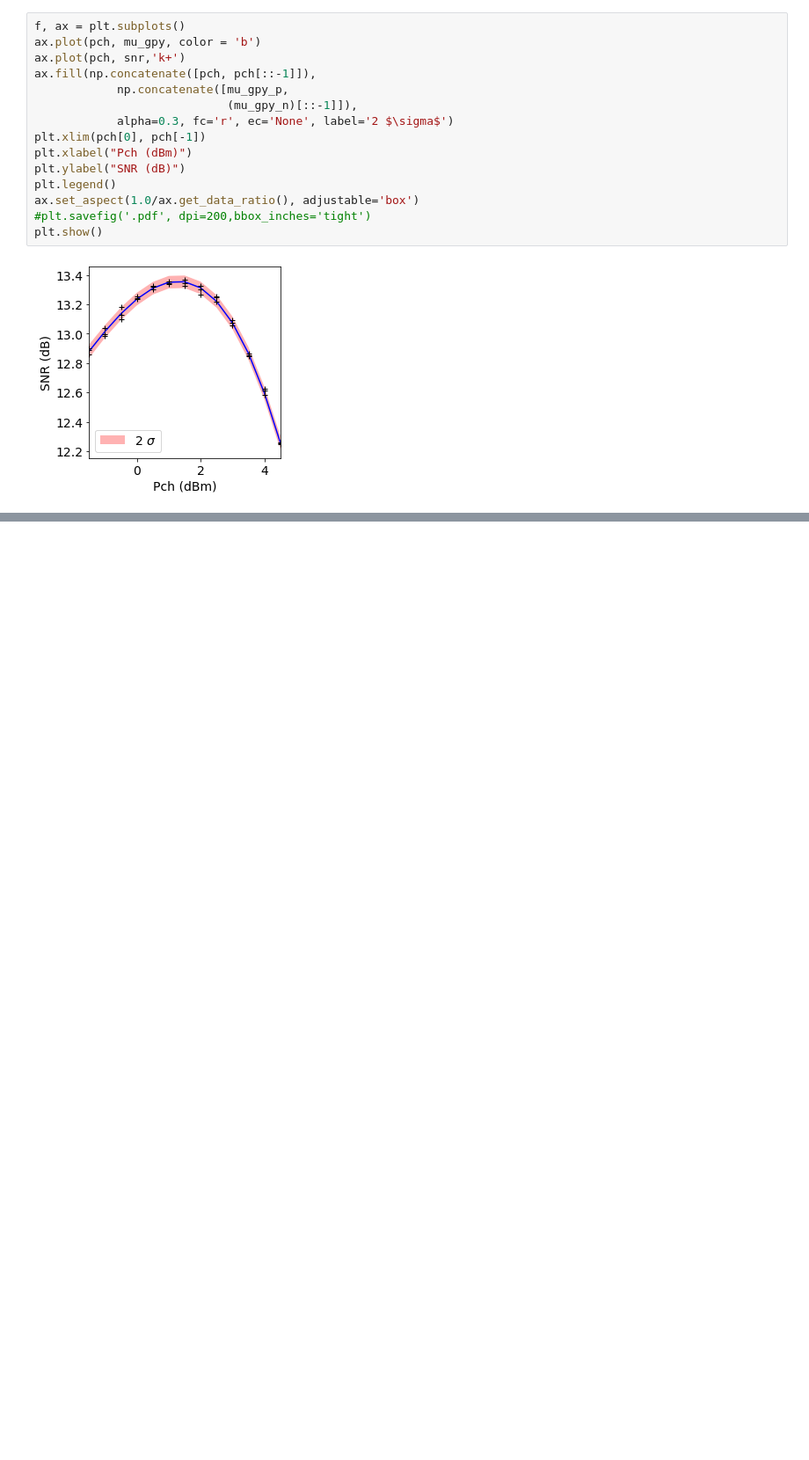
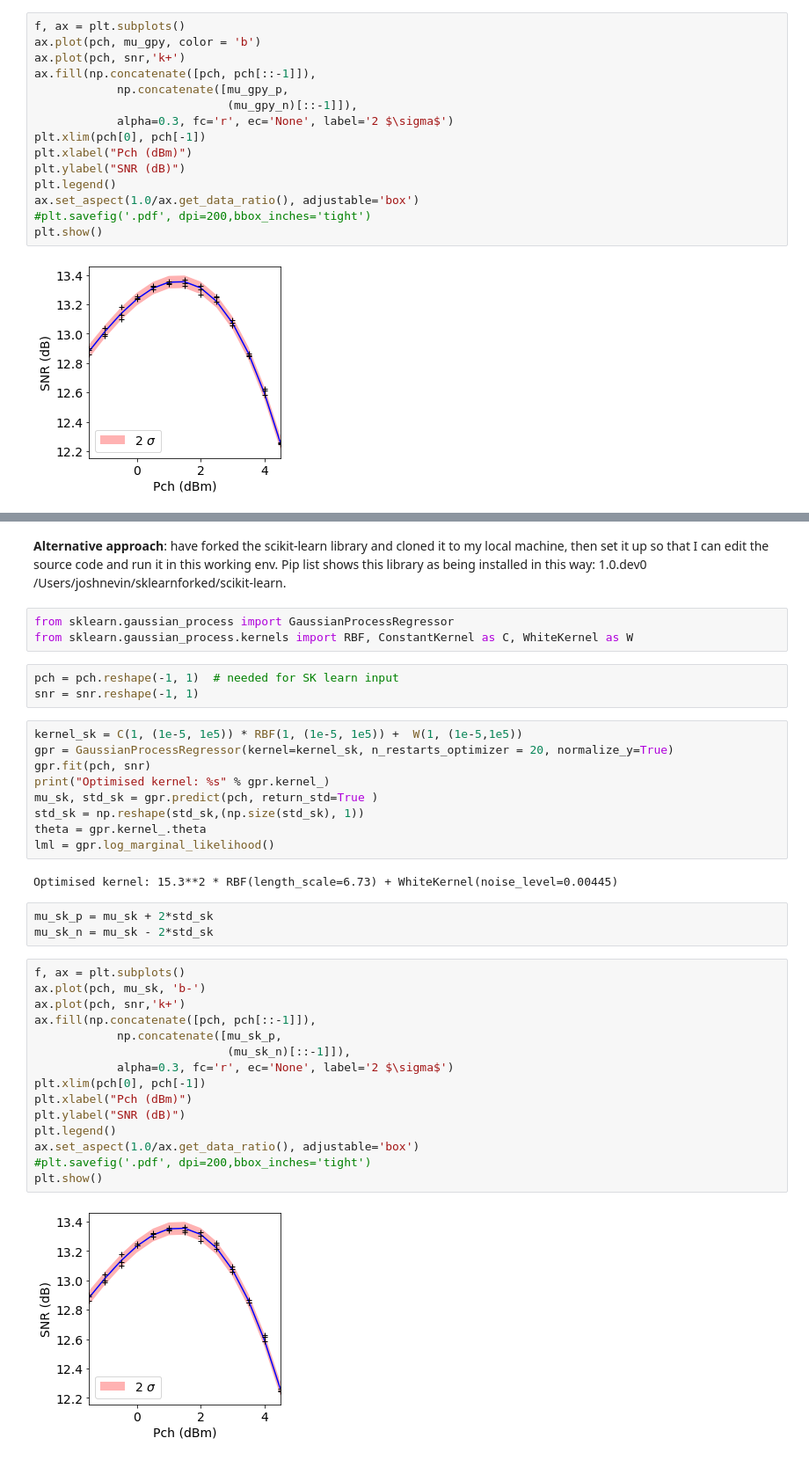
Before and after one commit to joshnevin/physics_enhanced_GPs, a Jupyter notebook: power_sweep_example.ipynb, the cells around one changed output, grey strips where cells are left out. Shown: that part at 88% size. Drawn from its saved outputs; the diff is of its cells as text; blank space fills up the shorter version.

```diff
--- a/power_sweep_example.ipynb
+++ b/power_sweep_example.ipynb
@@ -86,0 +92,39 @@ SyntaxError: invalid syntax (<ipython-input-71-cb82f3e8c67e>, line 2)
+# %% [markdown]
+**Alternative approach**: have forked the scikit-learn library and cloned it to my local machine, then set it up so that I can edit the source code and run it in this working env. Pip list shows this library as being installed in this way: 1.0.dev0 /Users/joshnevin/sklearnforked/scikit-learn.
+# %%
+from sklearn.gaussian_process import GaussianProcessRegressor
+from sklearn.gaussian_process.kernels import RBF, ConstantKernel as C, WhiteKernel as W
+# %%
+pch = pch.reshape(-1, 1)  # needed for SK learn input
+snr = snr.reshape(-1, 1)
+# %%
+kernel_sk = C(1, (1e-5, 1e5)) * RBF(1, (1e-5, 1e5)) +  W(1, (1e-5,1e5))
+gpr = GaussianProcessRegressor(kernel=kernel_sk, n_restarts_optimizer = 20, normalize_y=True)
+gpr.fit(pch, snr)
+print("Optimised kernel: %s" % gpr.kernel_)
+mu_sk, std_sk = gpr.predict(pch, return_std=True )
+std_sk = np.reshape(std_sk,(np.size(std_sk), 1))
+theta = gpr.kernel_.theta
+lml = gpr.log_marginal_likelihood()
+# %% [output]
+Optimised kernel: 15.3**2 * RBF(length_scale=6.73) + WhiteKernel(noise_level=0.00445)
+# %%
+mu_sk_p = mu_sk + 2*std_sk
+mu_sk_n = mu_sk - 2*std_sk
+# %%
+f, ax = plt.subplots()
+ax.plot(pch, mu_sk, 'b-')
+ax.plot(pch, snr,'k+')
+ax.fill(np.concatenate([pch, pch[::-1]]),
+            np.concatenate([mu_sk_p,
+                            (mu_sk_n)[::-1]]),
+            alpha=0.3, fc='r', ec='None', label='2 $\sigma$')
+plt.xlim(pch[0], pch[-1])
+plt.xlabel("Pch (dBm)")
+plt.ylabel("SNR (dB)")
+plt.legend()
+ax.set_aspect(1.0/ax.get_data_ratio(), adjustable='box')
+#plt.savefig('.pdf', dpi=200,bbox_inches='tight')
+plt.show()
+# %% [output]
+[figure, added]
```
Also changed, not shown: parts of 11 cells of this notebook.
